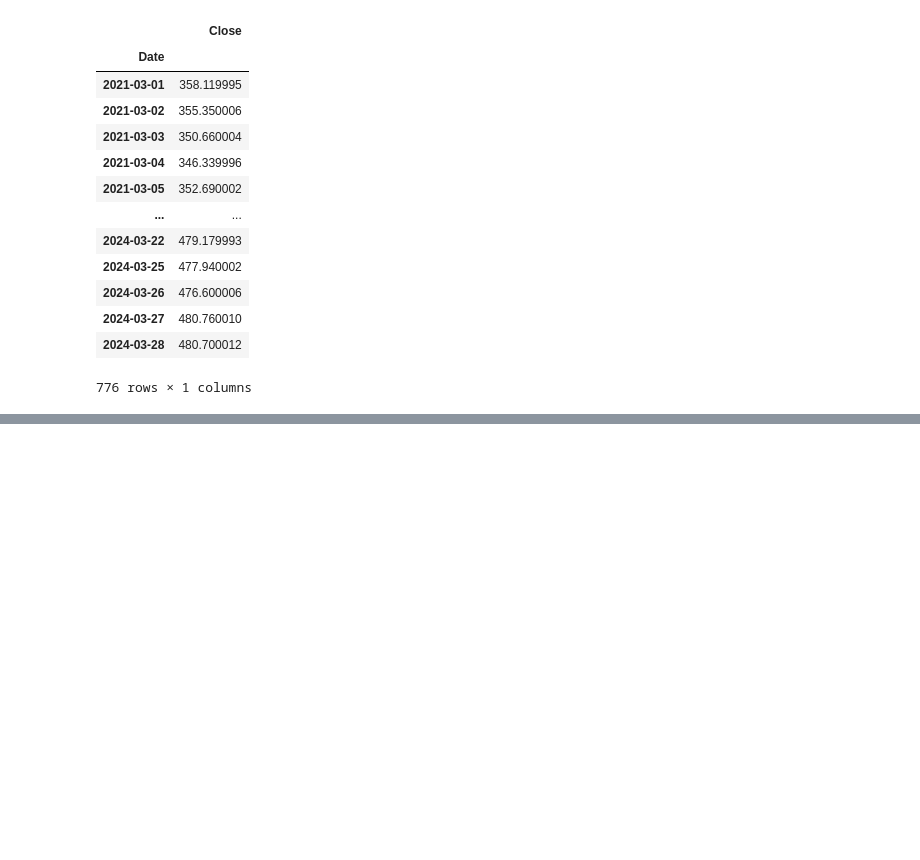
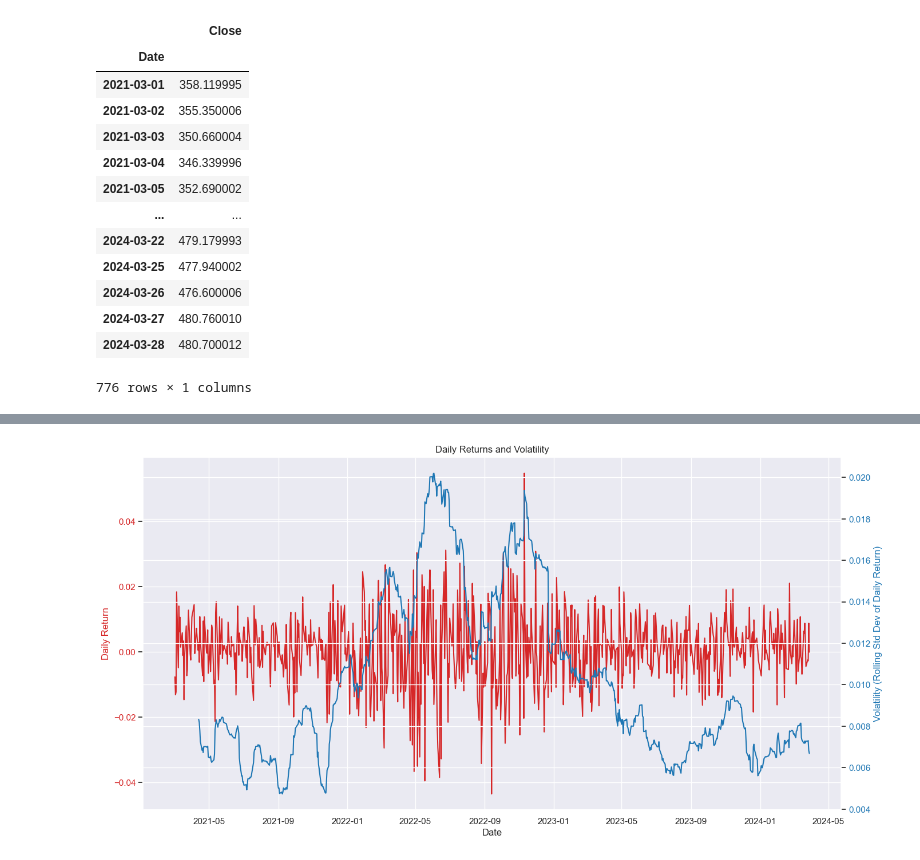
Before and after one commit to charltonxqh/SC1015-mini-project, a Jupyter notebook: ARIMA Analysis/ARIMA.ipynb, the cells around one changed output, grey strips where cells are left out. Drawn from its saved outputs; the diff is of its cells as text; code cells hidden in the pictures; blank space fills up the shorter version.

```diff
--- a/ARIMA Analysis/ARIMA.ipynb
+++ b/ARIMA Analysis/ARIMA.ipynb
@@ -135,0 +254,22 @@ df_close
+# %%
+df['Daily Return'] = df['Close'].pct_change()
+
+fig, ax1 = plt.subplots(figsize=(14, 7))
+
+color = 'tab:red'
+ax1.set_xlabel('Date')
+ax1.set_ylabel('Daily Return', color=color)
+ax1.plot(df.index, df['Daily Return'], color=color, label='Daily Return')
+ax1.tick_params(axis='y', labelcolor=color)
+
+ax2 = ax1.twinx()  # instantiate a second axes that shares the same x-axis
+color = 'tab:blue'
+ax2.set_ylabel('Volatility (Rolling Std Dev of Daily Return)', color=color)
+ax2.plot(df.index, df['Daily Return'].rolling(window=30).std(), color=color, label='Rolling 30-Day Std Dev')
+ax2.tick_params(axis='y', labelcolor=color)
+
+fig.tight_layout()  # otherwise the right y-label is slightly clipped
+plt.title('Daily Returns and Volatility')
+plt.show()
+# %% [output]
+[figure, added]
```
Also changed, not shown: parts of 15 cells of this notebook.
